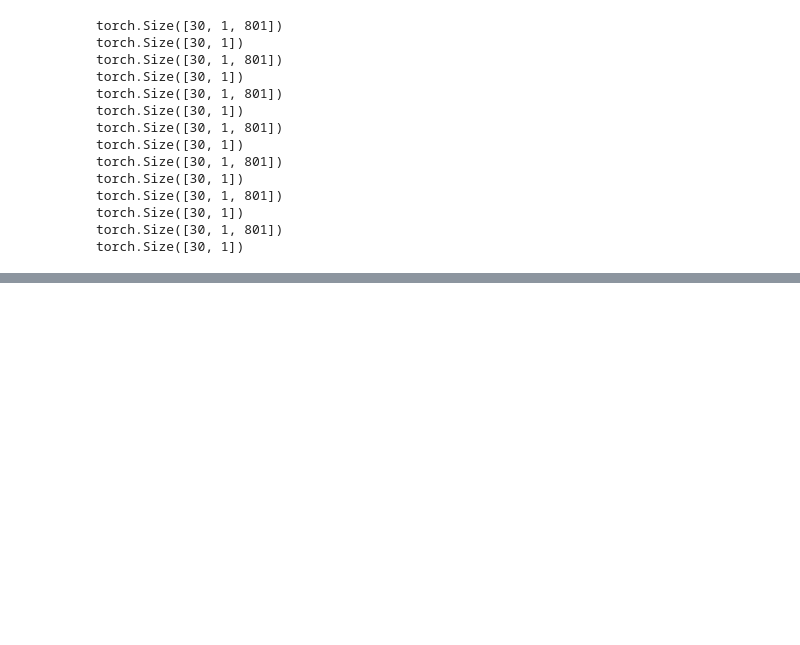
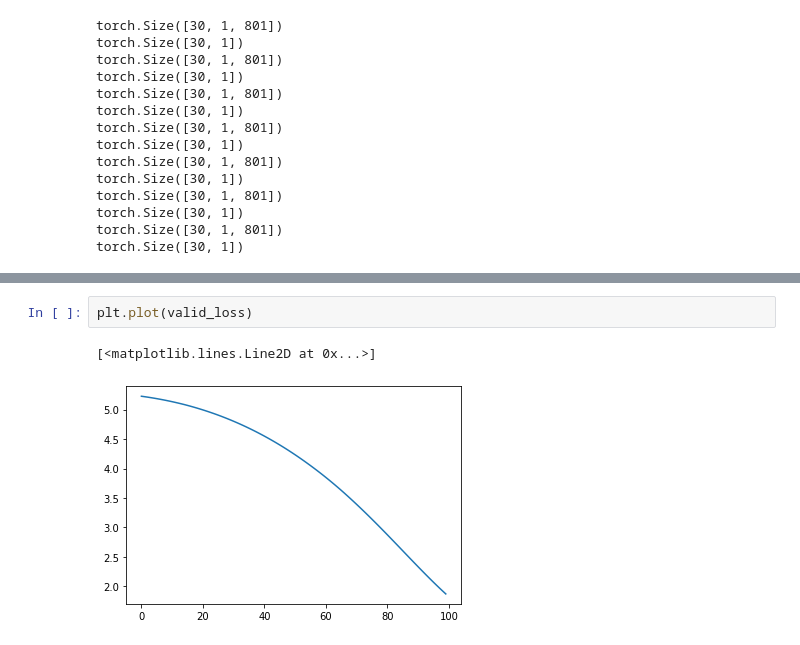
Before and after one commit to anuj-guptaa/EEG-Group7, a Jupyter notebook: preprocessing.ipynb, the cells around one changed output, grey strips where cells are left out. Drawn from its saved outputs; the diff is of its cells as text; blank space fills up the shorter version.

```diff
--- a/preprocessing.ipynb
+++ b/preprocessing.ipynb
@@ -533,0 +541,5 @@ Epoch 20/20, Tr Loss: 4.9787, Tr Acc: 0.0000, Val Loss: 4.9655, Val Acc: 0.0000
+# %%
+plt.plot(valid_loss)
+# %% [output]
+[<matplotlib.lines.Line2D at 0x...>]
+[figure, added]
```
Also changed, not shown: parts of 2 cells of this notebook.
